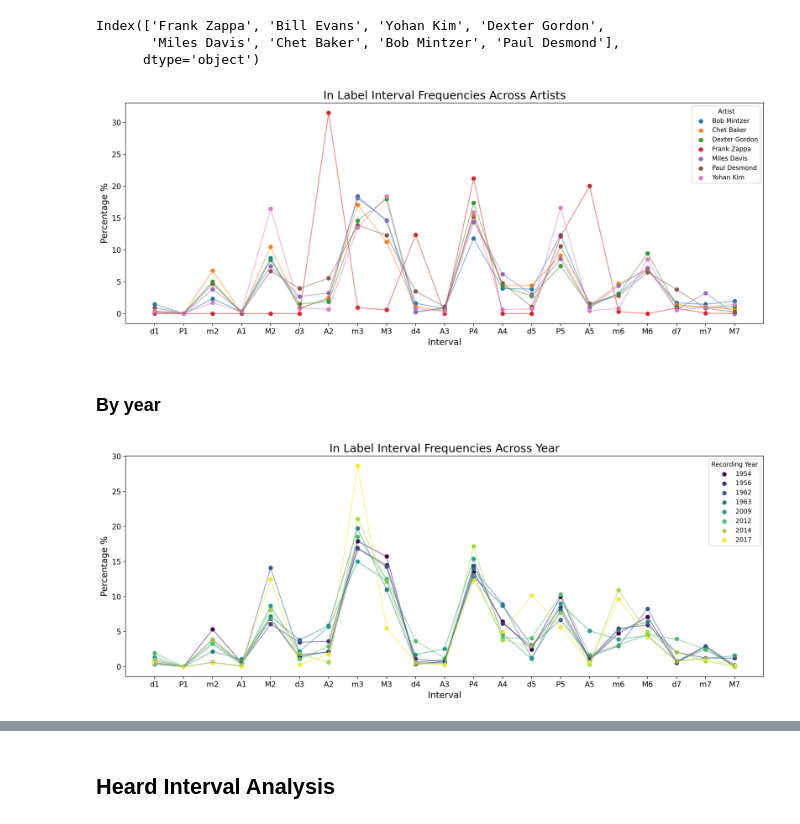
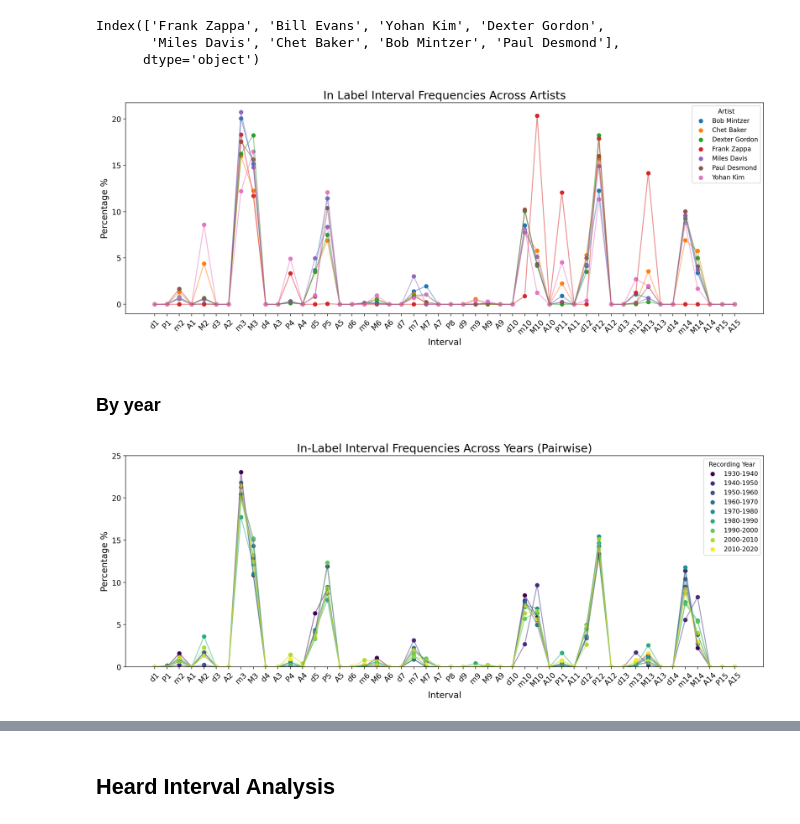
Before and after one commit to 1chenjes1/EPFL_DCML_2025, a Jupyter notebook: Notebooks/2 - IntervalAnalysis.ipynb, the cells around one changed output, grey strips where cells are left out. Cells and saved outputs as stored; diff of their text form; code cells hidden in the pictures.

```diff
--- a/Notebooks/2 - IntervalAnalysis.ipynb
+++ b/Notebooks/2 - IntervalAnalysis.ipynb
@@ -64,29 +68,8 @@ identifier = ['artist']
 ILC = ILC.groupby(identifier, as_index=False).agg(list)
 data = ia.create_data(ILC, identifier)
 # %%
-canonical_intervals = [
-    'd1', 'P1', 'm2', 'A1', 'M2', 'd3', 'A2', 'm3', 'M3', 'd4', 'A3', 'P4', 'A4', 'd5',
-    'P5', 'A5', 'm6', 'M6', 'd7', 'm7', 'M7'
-]
-
-interval_order = {
-    'd1': -1,
-    'P1': 0,
-    'm2': 1, 'A1': 1,
-    'M2': 2, 'd3': 2,
-    'A2': 3, 'm3': 3,
-    'M3': 4, 'd4': 4,
-    'A3': 5 ,'P4': 5,
-    'A4': 6, 'd5': 6,
-    'P5': 7,
-    'A5': 8, 'm6': 8,
-    'M6': 9, 'd7': 9,
-    'm7': 10,
-    'M7': 11,
-}
-
 baseline_df = pd.DataFrame({
-    'interval_name': canonical_intervals,
+    'interval_name': ia.canonical_intervals,
     'percentage': 0.0
 })
 
@@ -114,7 +97,7 @@ for i, key in enumerate(keys):
     )
 
     #interval_counts['semitone'] = interval_counts['interval_name'].apply(lambda x: m21.interval.Interval(x).semitones)
-    interval_counts['semitone'] = interval_counts['interval_name'].map(interval_order)
+    interval_counts['semitone'] = interval_counts['interval_name'].map(ia.interval_order)
     count = interval_counts.sort_values('semitone', ascending=True)
     total = count['weighted_count'].sum()
     count['percentage'] = (count['weighted_count'] / total)*100
@@ -136,7 +119,7 @@ for i, key in enumerate(keys):
     ax.plot(merged_df['interval_name'], merged_df['percentage'], color=colors(i), alpha=0.5)
     ax.scatter(merged_df['interval_name'], merged_df['percentage'], label=label, color=colors(i))
 
-ax.tick_params(axis='x', labelsize=12)
+ax.tick_params(axis='x', labelsize=12, rotation=45)
 ax.tick_params(axis='y', labelsize=12)
 
 ax.set_xlabel('Interval', fontsize=14)
@@ -149,49 +132,25 @@ plt.tight_layout()
 plt.savefig(f"../Results/Artist_Interval_InLabel")
 plt.show()
 # %% [output]
-[figure, old version]
+[figure, new version]
 # %%
 #ia.plot_interval_distribution(data, identifier)
 # %% [markdown]
 ### By year
-# %%
-grouped_year = metadata['recording_year'].value_counts()
-subset_year = grouped_year.iloc[0:8].index
-subset = metadata[metadata['recording_year'].isin(subset_year)]
 # %%
-ILC = g.load_labels(subset)
-ILC['interval'] = ILC['label'].apply(ia.label_to_intervals)
-identifier = ['recording_year']
-ILC = ILC.groupby(identifier, as_index=False).agg(list)
-data = ia.create_data(ILC, identifier)
+ILC_year = g.load_labels(subset_year)
+ILC_year['interval'] = ILC_year['label'].apply(lambda x: ia.label_to_intervals_semitones(x)[0])
+ILC_year['interval from root'] = ILC_year['label'].apply(lambda x: ia.label_to_intervals_semitones_from_root(x)[0])
+identifier = ['year_bin']
+ILC_year_grouped = ILC_year.groupby(identifier, as_index=False).agg(list)
+data_ILC_year = ia.create_data(ILC_year_grouped, identifier)
 # %%
-canonical_intervals = [
-    'd1', 'P1', 'm2', 'A1', 'M2', 'd3', 'A2', 'm3', 'M3', 'd4', 'A3', 'P4', 'A4', 'd5',
-    'P5', 'A5', 'm6', 'M6', 'd7', 'm7', 'M7'
-]
-
-interval_order = {
-    'd1': -1,
-    'P1': 0,
-    'm2': 1, 'A1': 1,
-    'M2': 2, 'd3': 2,
-    'A2': 3, 'm3': 3,
-    'M3': 4, 'd4': 4,
-    'A3': 5 ,'P4': 5,
-    'A4': 6, 'd5': 6,
-    'P5': 7,
-    'A5': 8, 'm6': 8,
-    'M6': 9, 'd7': 9,
-    'm7': 10,
-    'M7': 11,
-}
-
 baseline_df = pd.DataFrame({
-    'interval_name': canonical_intervals,
+    'interval_name': ia.canonical_intervals,
     'percentage': 0.0
 })
 
-keys = list(data.keys())
+keys = list(data_ILC_year.keys())
 
 fig, ax = plt.subplots(figsize=(15, 6))  # One figure and one axis
 
@@ -204,7 +163,7 @@ for i, key in enumerate(keys):
     else:
         label = str(key)
 
-    interval = data[key]
+    interval = data_ILC_year[key]
     interval = pd.DataFrame({'interval_name': interval['interval'], 'duration': interval['duration_qb']})
     interval = interval.explode('interval_name')
 
@@ -215,37 +174,38 @@ for i, key in enumerate(keys):
     )
 
     #interval_counts['semitone'] = interval_counts['interval_name'].apply(lambda x: m21.interval.Interval(x).semitones)
-    interval_counts['semitone'] = interval_counts['interval_name'].map(interval_order)
+    interval_counts['semitone'] = interval_counts['interval_name'].map(ia.interval_order)
     count = interval_counts.sort_values('semitone', ascending=True)
     total = count['weighted_count'].sum()
     count['percentage'] = (count['weighted_count'] / total)*100
 
     merged_df = pd.merge(
         baseline_df[['interval_name']],
         count[['interval_name', 'percentage']],
         on='interval_name',
         how='left'
     )
 
     # Step 3: fill NaNs with 0 where artist didn't have that interval
     merged_df['percentage'] = merged_df['percentage'].fillna(0)
 
     # Optional: drop the extra '_base' and '_actual' columns if needed
     merged_df = merged_df[['interval_name', 'percentage']]
 
     # Plot bar chart
     ax.plot(merged_df['interval_name'], merged_df['percentage'], color=colors(i / (len(keys) - 1)), alpha=0.5)
     ax.scatter(merged_df['interval_name'], merged_df['percentage'], label=label, color=colors(i / (len(keys) - 1)))
 
-ax.tick_params(axis='x', labelsize=12)
+ax.tick_params(axis='x', labelsize=12, rotation=45)
 ax.tick_params(axis='y', labelsize=12)
 ax.set_xlabel('Interval', fontsize=14)
 ax.set_ylabel('Percentage %', fontsize=14)
-ax.set_title(f'In Label Interval Frequencies Across Year', fontsize=18)
+ax.set_title(f'In-Label Interval Frequencies Across Years (Pairwise)', fontsize=18)
 ax.legend(title='Recording Year')
+ax.set_ylim(0, 25)
 
 plt.tight_layout()
 plt.savefig(f"../Results/Year_Interval_InLabel")
 plt.show()
 # %% [output]
-[figure, old version]
+[figure, new version]
```
Also changed, not shown: parts of 15 cells of this notebook, 12 other files.
